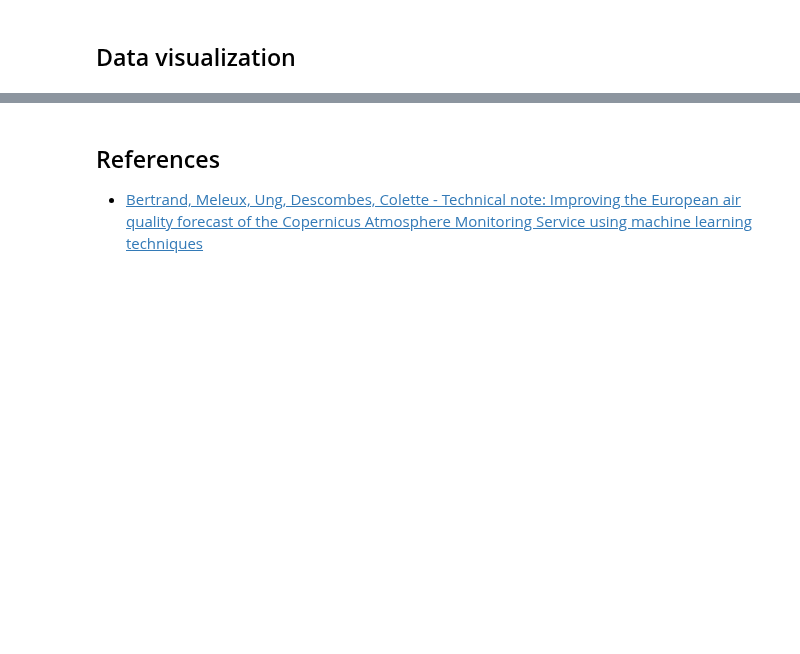
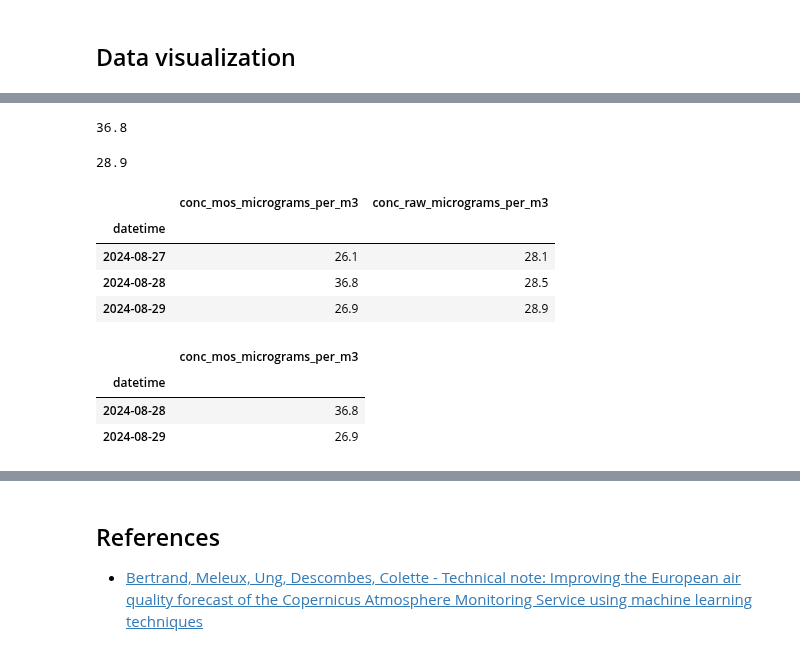
Before and after one commit to mea06em/cams-act6, a Jupyter notebook: 05-cams-mos/cams-mos.ipynb, the cells around one changed output, grey strips where cells are left out. Saved outputs shown, nothing was run; the diff lists cells and outputs as text; code cells hidden in the pictures; blank space fills up the shorter version.

Commit message:
average bias and daily max above threshold for pm10

```diff
--- a/05-cams-mos/cams-mos.ipynb
+++ b/05-cams-mos/cams-mos.ipynb
@@ -354,0 +420,28 @@ for station in merged_data.station_id.unique():
+# %%
+station_pm10_mos_max = station_pm10.conc_mos_micrograms_per_m3.max()
+station_pm10_mos_max
+# %% [output]
+36.8
+# %%
+station_pm10_raw_max = station_pm10.conc_raw_micrograms_per_m3.max()
+station_pm10_raw_max
+# %% [output]
+28.9
+# %%
+station_pm10_max_daily = station_pm10_time_index.groupby(pd.Grouper(freq='D')).max()
+station_pm10_max_daily
+# %% [output]
+|  | conc_mos_micrograms_per_m3 | conc_raw_micrograms_per_m3 |
+| datetime |  |  |
+| 2024-08-27 | 26.1 | 28.1 |
+| 2024-08-28 | 36.8 | 28.5 |
+| 2024-08-29 | 26.9 | 28.9 |
+# %%
+station_pm10_mos_max_daily = station_pm10_max_daily[station_pm10_max_daily['conc_mos_micrograms_per_m3'] >
+                             pm10_max_concentration_threshold].drop(['conc_raw_micrograms_per_m3'], axis=1)
+station_pm10_mos_max_daily
+# %% [output]
+|  | conc_mos_micrograms_per_m3 |
+| datetime |  |
+| 2024-08-28 | 36.8 |
+| 2024-08-29 | 26.9 |
```
Also changed, not shown: parts of 37 cells of this notebook.
